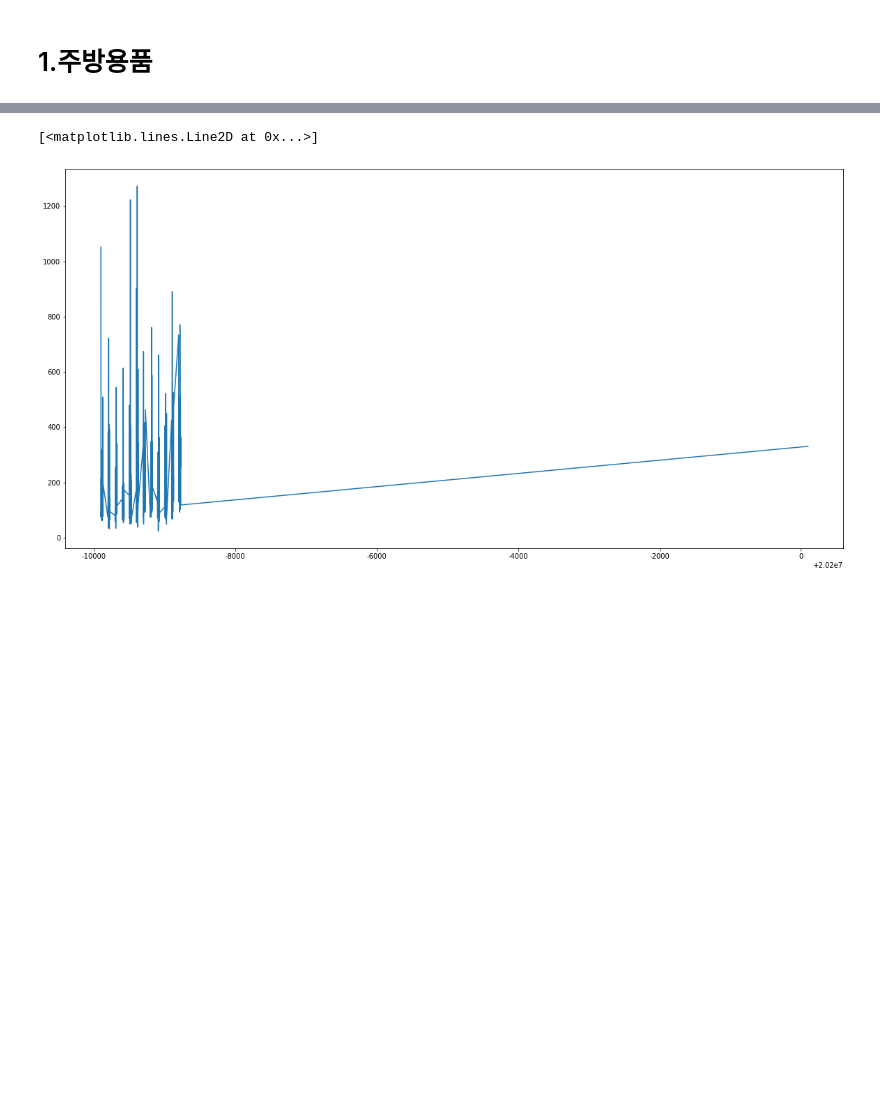
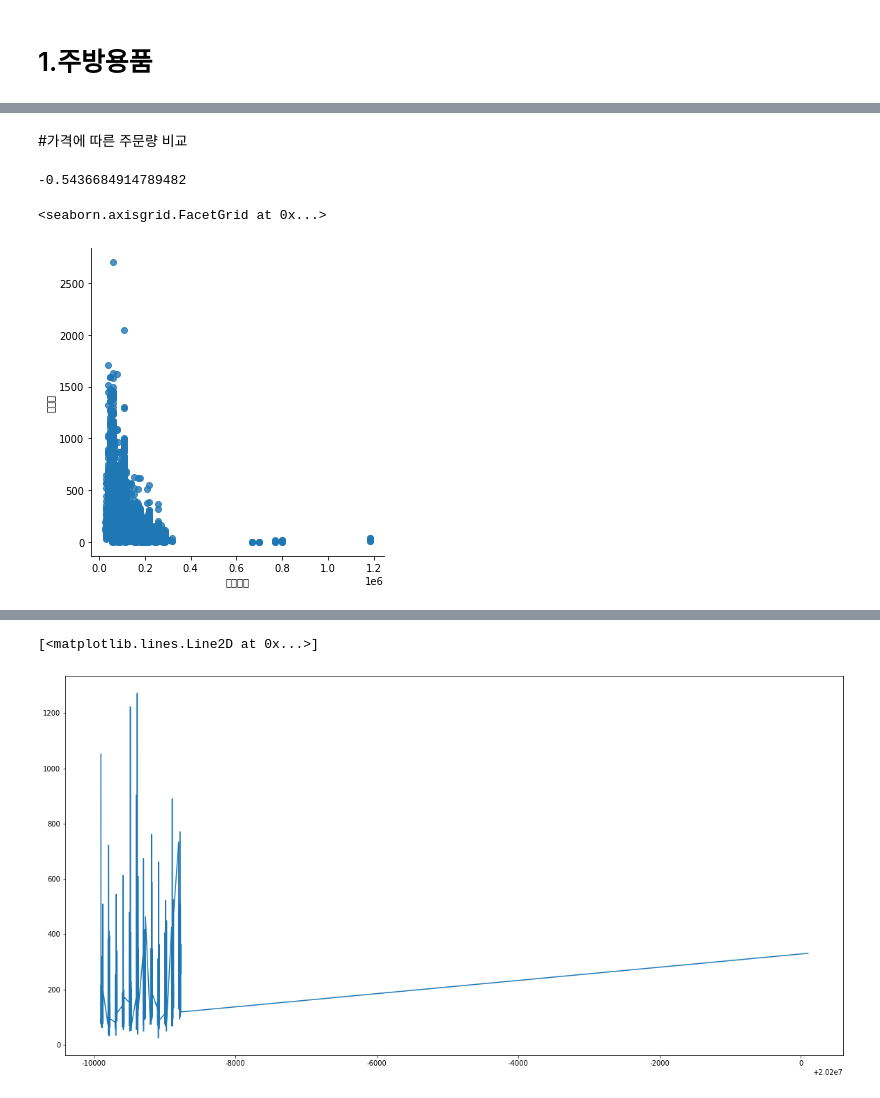
Before and after one commit to HWANG-HOE-SUN/bigcon, a Jupyter notebook: BigCon1.ipynb, the cells around one changed output, grey strips where cells are left out. Cells and saved outputs as stored; diff of their text form; code cells hidden in the pictures; blank space fills up the shorter version.

```diff
--- a/BigCon1.ipynb
+++ b/BigCon1.ipynb
@@ -848,0 +870,2 @@ None
+# %% [markdown]
+#가격에 따른 주문량 비교
@@ -848,0 +876,9 @@ None
+# %%
+Selling_Kitchen['판매단가'].corr(Selling_Kitchen['주문량']) #음의상관계수 -0.54
+# %% [output]
+-0.5436684914789482
+# %%
+sns.lmplot(data=Selling_Kitchen,x="판매단가",y='주문량',fit_reg=False)
+# %% [output]
+<seaborn.axisgrid.FacetGrid at 0x...>
+[figure, added]
```
Also changed, not shown: parts of 19 cells of this notebook.
